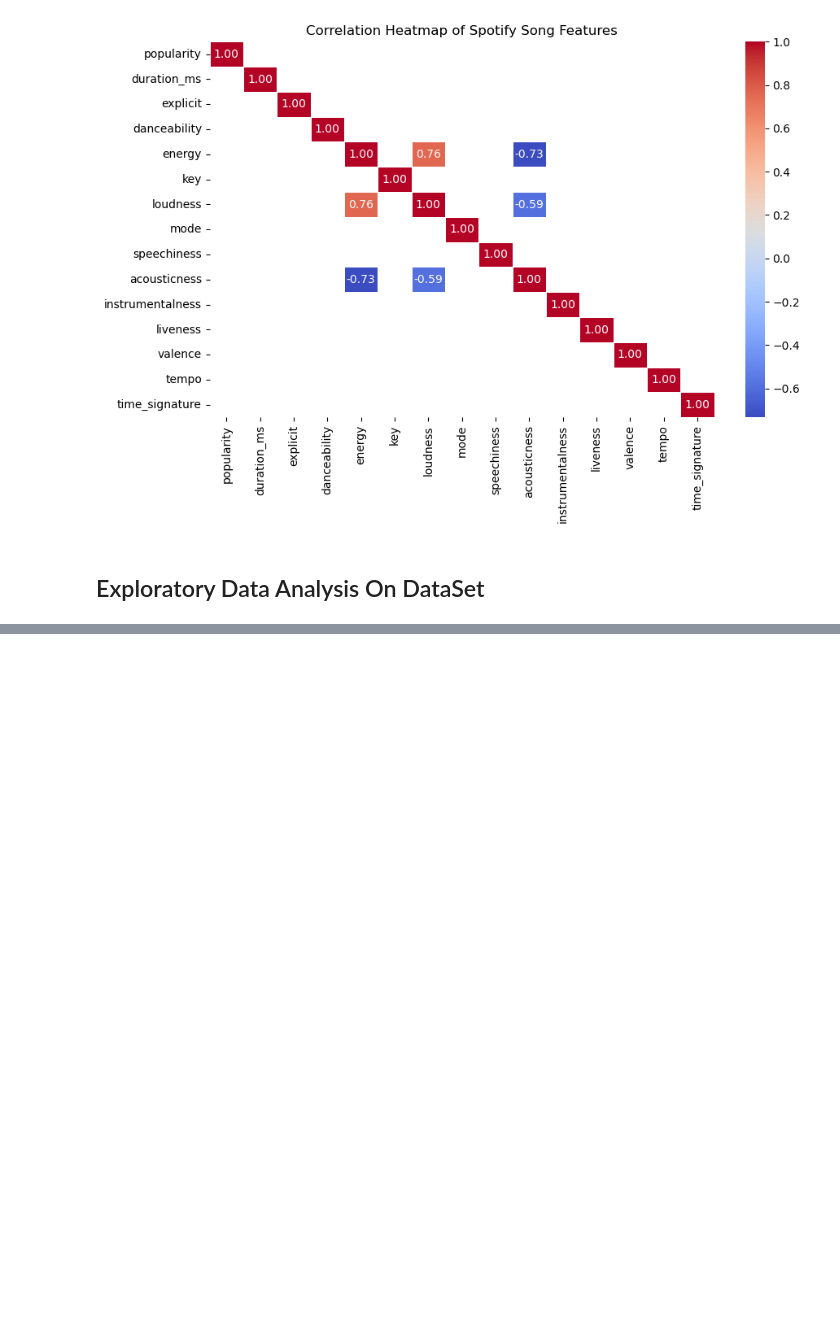
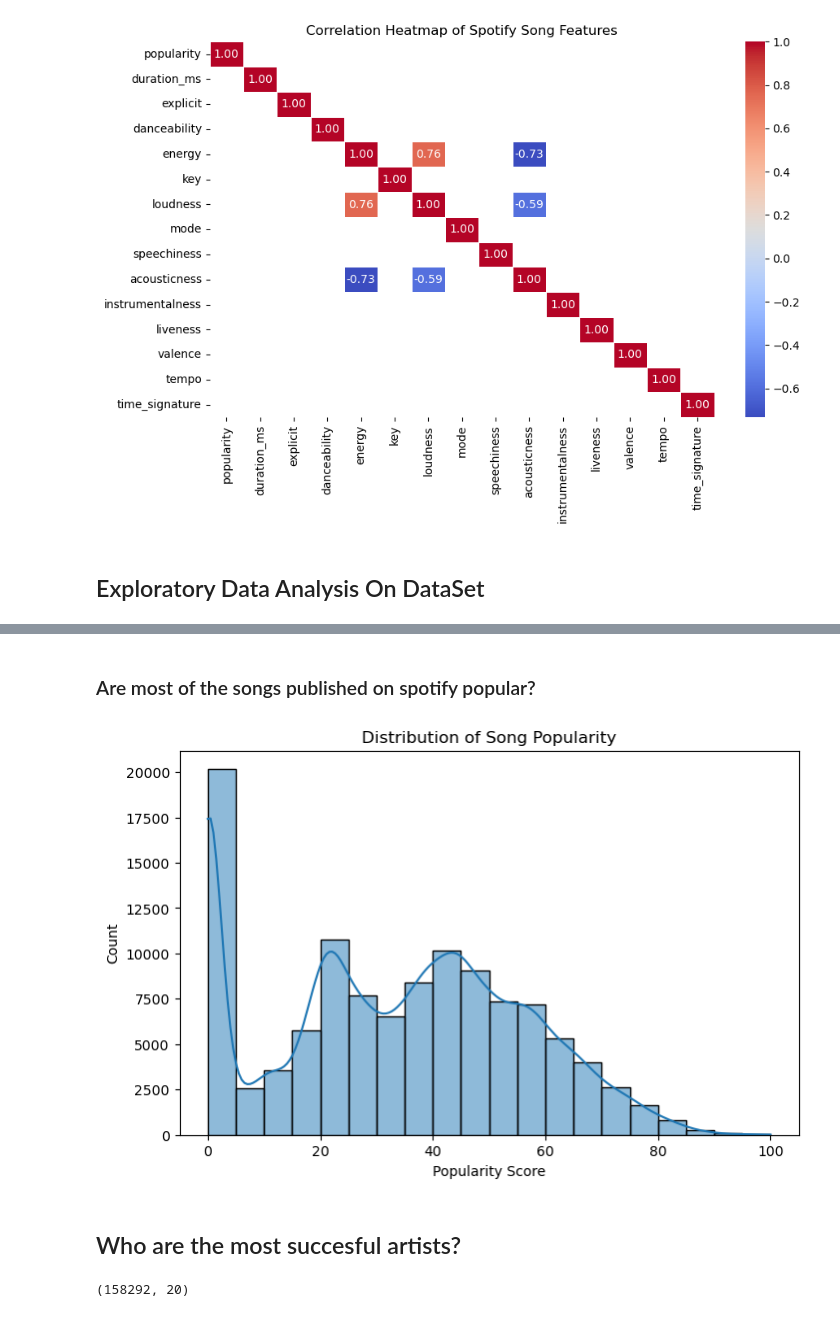
Before and after one commit to parsadarvishi/Spotify-Tracks-EDA, a Jupyter notebook: Spotify-EDA.ipynb, the cells around one changed output, grey strips where cells are left out. Saved outputs shown, nothing was run; the diff lists cells and outputs as text; code cells hidden in the pictures; blank space fills up the shorter version.

```diff
--- a/Spotify-EDA.ipynb
+++ b/Spotify-EDA.ipynb
@@ -119,0 +104,11 @@ plt.show()
+# %% [markdown]
+### Are most of the songs published on spotify popular?
+# %%
+plt.figure(figsize=(8, 5))
+sns.histplot(df["popularity"], bins=20, kde=True)
+plt.title("Distribution of Song Popularity")
+plt.xlabel("Popularity Score")
+plt.ylabel("Count")
+plt.show()
+# %% [output]
+[figure, added]
@@ -119,0 +119,13 @@ plt.show()
+# %% [markdown]
+## Who are the most succesful artists?
+# %%
+# Split the 'artists' column by ';' and expand into a list
+copy = df.copy()
+copy['artists'] = copy['artists'].str.split(';')
+
+# Explode the 'artists' column to have each artist in a separate row
+df_exploded = copy.explode('artists', ignore_index=True)
+
+df_exploded.shape
+# %% [output]
+(158292, 20)
```
Also changed, not shown: parts of 19 cells of this notebook.
